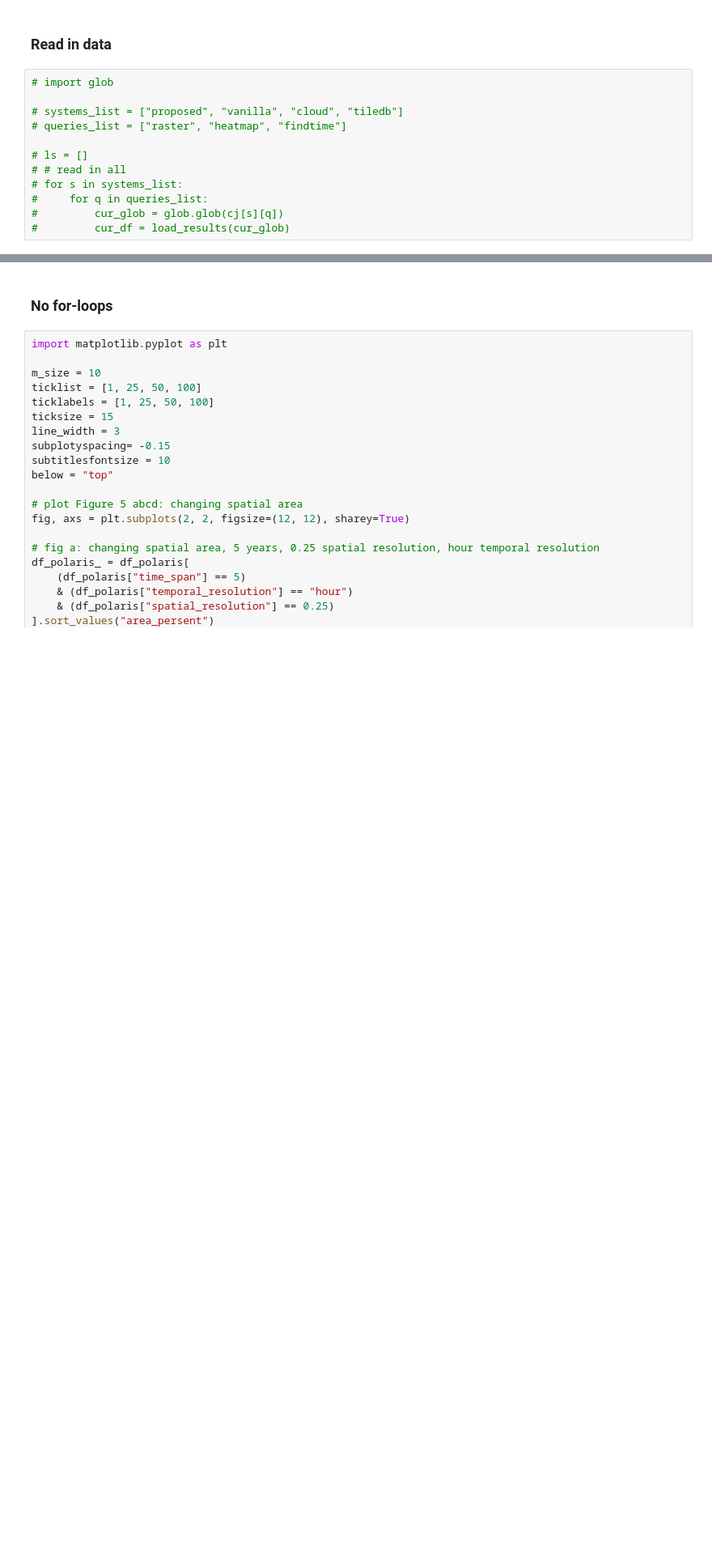
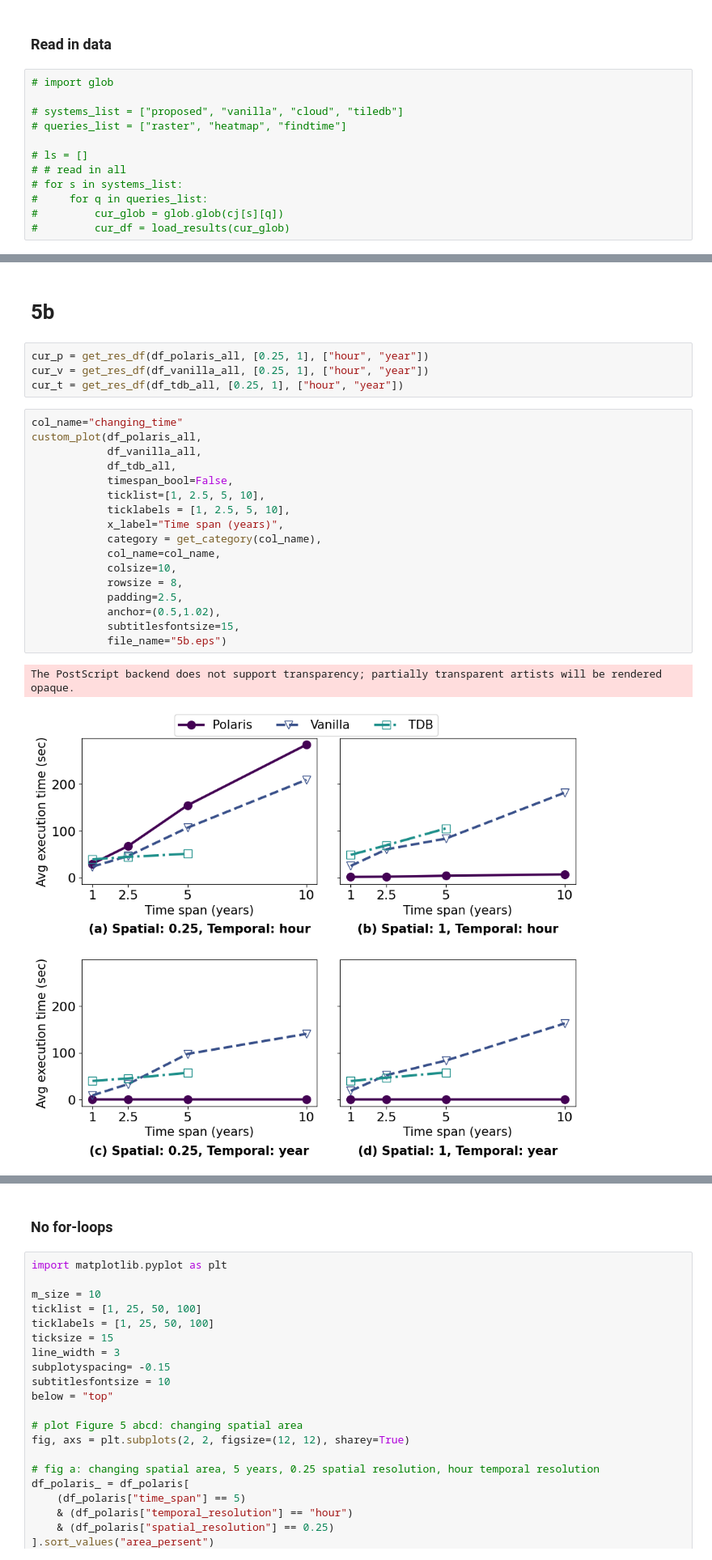
Before and after one commit to iharp3/experiment-kit, a Jupyter notebook: experiment/results/plot_refactor.ipynb, the cells around one changed output, grey strips where cells are left out. Shown at 81% size. Cells and saved outputs as stored; diff of their text form; blank space fills up the shorter version.

```diff
--- a/experiment/results/plot_refactor.ipynb
+++ b/experiment/results/plot_refactor.ipynb
@@ -110,0 +264,26 @@ df_tdb = df_tdb_all[df_tdb_all["category"]==category]
+# %% [markdown]
+# 5b
+# %%
+cur_p = get_res_df(df_polaris_all, [0.25, 1], ["hour", "year"])
+cur_v = get_res_df(df_vanilla_all, [0.25, 1], ["hour", "year"])
+cur_t = get_res_df(df_tdb_all, [0.25, 1], ["hour", "year"])
+# %%
+col_name="changing_time"
+custom_plot(df_polaris_all,
+            df_vanilla_all,
+            df_tdb_all,
+            timespan_bool=False,
+            ticklist=[1, 2.5, 5, 10],
+            ticklabels = [1, 2.5, 5, 10],
+            x_label="Time span (years)",
+            category = get_category(col_name),
+            col_name=col_name,
+            colsize=10,
+            rowsize = 8,
+            padding=2.5,
+            anchor=(0.5,1.02),
+            subtitlesfontsize=15,
+            file_name="5b.eps")
+# %% [output]
+The PostScript backend does not support transparency; partially transparent artists will be rendered opaque.
+[figure, added]
```
Also changed, not shown: parts of 15 cells of this notebook, 3 other files.
